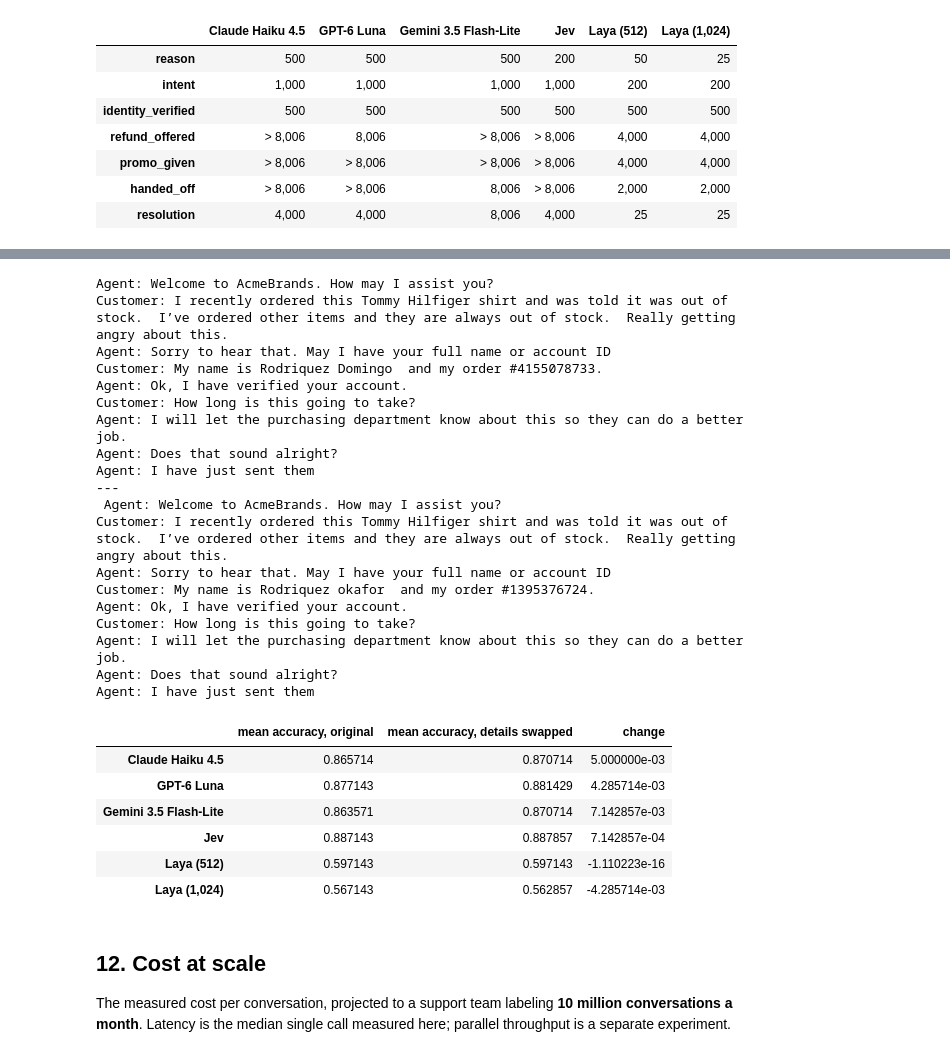
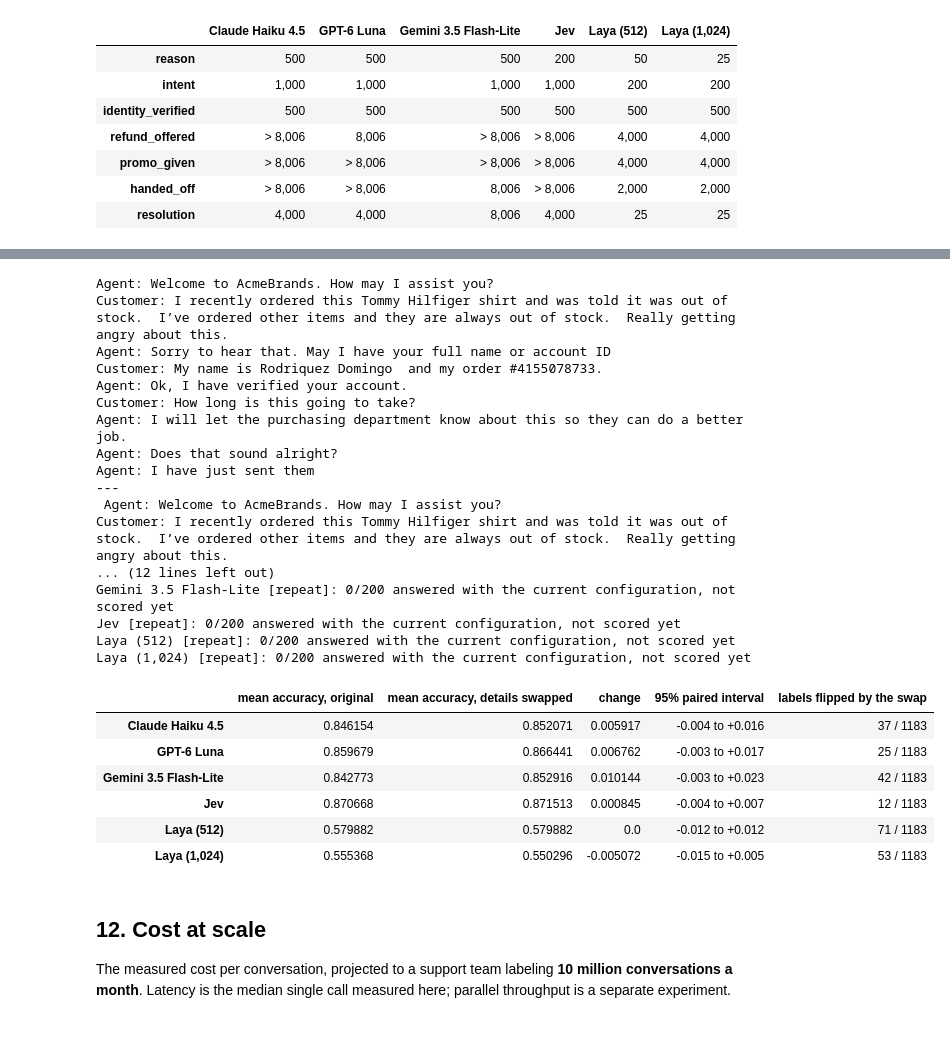
Before and after one commit to misterespresso/AI-Data-Bench, a Jupyter notebook: ABCD Call Labeling/02_benchmark.ipynb, the cells around one changed output, grey strips where cells are left out. Saved outputs shown, nothing was run; the diff lists cells and outputs as text; code cells hidden in the pictures.

```diff
--- a/ABCD Call Labeling/02_benchmark.ipynb
+++ b/ABCD Call Labeling/02_benchmark.ipynb
@@ -741,10 +772,16 @@ def load_call_log():
         call_log[column] = pd.to_numeric(call_log[column], errors="coerce")
     return call_log
 
+def matching_calls(call_log, model_name, variant, frame, text_for):
+    # Successful rows for this model and variant, produced by the CURRENT configuration on the CURRENT input text
+    expected_input = {row["convo_id"]: sha(text_for(row)) for _, row in frame.iterrows()}
+    rows = call_log[(call_log["model"] == model_name) & (call_log["variant"] == variant) & (call_log["error"] == "")
+                    & (call_log["config_fingerprint"] == config_fingerprint(model_name))]
+    return rows[rows["input_sha"] == rows["convo_id"].map(expected_input)]
+
 def run(model_names, frame, variant="original", text_for=lambda row: row["text"]):
     for model_name in model_names:
-        call_log = load_call_log()
-        done = set(call_log.loc[(call_log["model"] == model_name) & (call_log["variant"] == variant) & (call_log["error"] == ""), "convo_id"])
+        done = set(matching_calls(load_call_log(), model_name, variant, frame, text_for)["convo_id"])
         remaining = [row for _, row in frame.iterrows() if row["convo_id"] not in done]
         print(f"{model_name} [{variant}]: {len(frame) - len(remaining)} already done, {len(remaining)} to run")
         if not remaining:
@@ -754,9 +791,9 @@ def run(model_names, frame, variant="original", text_for=lambda row: row["text"]
             failed, last_error = [], ""
             for position, row in enumerate(remaining, start=1):
                 record = label_one(model_name, row["convo_id"], text_for(row), client, variant)
+                append_to_log(record)   # every attempt is logged, including the one that stops the run
                 if record.error.startswith(("AuthenticationError", "PermissionDeniedError")):
                     raise RuntimeError(f"{model_name}: key rejected, stopping instead of retrying: {record.error[:200]}")
-                append_to_log(record)
                 if record.error:
                     failed.append(row)
                     last_error = record.error
@@ -955,55 +1063,79 @@ def perturb(convo_id):
             replacements[scenario["order"][field]] = fake_like(scenario["order"][field])
     text = test.loc[test["convo_id"] == convo_id, "text"].iloc[0]
     for original in sorted(replacements, key=len, reverse=True):   # longest first, so full names go before first names
         text = re.sub(re.escape(original), replacements[original], text, flags=re.IGNORECASE)
     return text
 
 perturbed_text = {convo_id: perturb(convo_id) for convo_id in probe_rows["convo_id"]}
 example_id = next(convo_id for convo_id in probe_rows["convo_id"]   # show one where something was actually swapped
                   if perturbed_text[convo_id] != test.loc[test["convo_id"] == convo_id, "text"].iloc[0])
 print(test.loc[test["convo_id"] == example_id, "text"].iloc[0][:600], "\n---\n", perturbed_text[example_id][:600])
 
+perturbed_for = lambda row: perturbed_text[row["convo_id"]]
 RUN_MEMORIZATION_PROBE = False
 if RUN_MEMORIZATION_PROBE:
-    run(list(MODELS), probe_rows, variant="perturbed", text_for=lambda row: perturbed_text[row["convo_id"]])
+    run(list(MODELS), probe_rows, variant="perturbed", text_for=perturbed_for)
+# Control: the SAME unchanged text run a second time, to measure how many labels flip with no swap at all (~$0.70)
+RUN_REPEAT_CONTROL = False
+if RUN_REPEAT_CONTROL:
+    run(list(MODELS), probe_rows, variant="repeat")
 
+changed_ids = [convo_id for convo_id in probe_rows["convo_id"]
+               if perturbed_text[convo_id] != test.loc[test["convo_id"] == convo_id, "text"].iloc[0]]
+print(f"{len(changed_ids)} of {len(probe_rows)} sampled conversations actually changed; the rest had no identifying detail")
+changed_mask = probe_rows["convo_id"].isin(changed_ids).values
+probe_positions = test.index[test["convo_id"].isin(probe_rows["convo_id"])]
+probe_resamples = np.random.default_rng(SEED).integers(0, changed_mask.sum(), size=(BOOTSTRAP_RESAMPLES, changed_mask.sum()))
+
+def per_conversation_accuracy(predictions, truth_frame):
+    return np.mean([predictions[question] == truth_frame[question].values for question in QUESTIONS], axis=0)
+
+def label_flips(first, second):
+    return int(sum(np.sum(first[question] != second[question]) for question in QUESTIONS))
+
+perturbed, repeated = collect("perturbed", probe_rows, perturbed_for), collect("repeat", probe_rows)
 probe_results = {}
-perturbed = collect("perturbed", probe_rows)
 for model_name, (predictions, _, _) in perturbed.items():
-    probe_positions = test.index[test["convo_id"].isin(probe_rows["convo_id"])]
-    original_accuracy = np.mean([np.mean(all_predictions[model_name][question][probe_positions] == test[question].values[probe_positions])
-                                 for question in QUESTIONS])
-    perturbed_accuracy = np.mean([np.mean(predictions[question] == probe_rows[question].values) for question in QUESTIONS])
-    probe_results[model_name] = {"mean accuracy, original": original_accuracy, "mean accuracy, details swapped": perturbed_accuracy,
-                                 "change": perturbed_accuracy - original_accuracy}
+    original = {question: all_predictions[model_name][question][probe_positions][changed_mask] for question in QUESTIONS}
+    swapped = {question: predictions[question][changed_mask] for question in QUESTIONS}
+    truth = probe_rows[changed_mask]
+    change = per_conversation_accuracy(swapped, truth) - per_conversation_accuracy(original, truth)
+    low, high = np.percentile(change[probe_resamples].mean(axis=1), [2.5, 97.5])
+    probe_results[model_name] = {
+        "mean accuracy, original": per_conversation_accuracy(original, truth).mean(),
+        "mean accuracy, details swapped": per_conversation_accuracy(swapped, truth).mean(),
+        "change": change.mean(), "95% paired interval": f"{low:+.3f} to {high:+.3f}",
+        "labels flipped by the swap": f"{label_flips(original, swapped)} / {changed_mask.sum() * len(QUESTIONS)}",
+    }
+    if model_name in repeated:
+        repeat = {question: repeated[model_name][0][question][changed_mask] for question in QUESTIONS}
+        probe_results[model_name]["labels flipped on a plain repeat"] = f"{label_flips(original, repeat)} / {changed_mask.sum() * len(QUESTIONS)}"
 pd.DataFrame(probe_results).T
 # %% [output]
 Agent: Welcome to AcmeBrands. How may I assist you?
 Customer: I recently ordered this Tommy Hilfiger shirt and was told it was out of stock.  I’ve ordered other items and they are always out of stock.  Really getting angry about this.
 Agent: Sorry to hear that. May I have your full name or account ID
 Customer: My name is Rodriquez Domingo  and my order #4155078733.
 Agent: Ok, I have verified your account.
 Customer: How long is this going to take?
 Agent: I will let the purchasing department know about this so they can do a better job.
 Agent: Does that sound alright?
 Agent: I have just sent them
 ---
  Agent: Welcome to AcmeBrands. How may I assist you?
 Customer: I recently ordered this Tommy Hilfiger shirt and was told it was out of stock.  I’ve ordered other items and they are always out of stock.  Really getting angry about this.
-Agent: Sorry to hear that. May I have your full name or account ID
-Customer: My name is Rodriquez okafor  and my order #1395376724.
-Agent: Ok, I have verified your account.
-Customer: How long is this going to take?
-Agent: I will let the purchasing department know about this so they can do a better job.
-Agent: Does that sound alright?
-Agent: I have just sent them
+... (12 lines left out)
+Gemini 3.5 Flash-Lite [repeat]: 0/200 answered with the current configuration, not scored yet
+Jev [repeat]: 0/200 answered with the current configuration, not scored yet
+Laya (512) [repeat]: 0/200 answered with the current configuration, not scored yet
+Laya (1,024) [repeat]: 0/200 answered with the current configuration, not scored yet
-|  | mean accuracy, original | mean accuracy, details swapped | change |
-| Claude Haiku 4.5 | 0.865714 | 0.870714 | 5.000000e-03 |
-| GPT-6 Luna | 0.877143 | 0.881429 | 4.285714e-03 |
-| Gemini 3.5 Flash-Lite | 0.863571 | 0.870714 | 7.142857e-03 |
-| Jev | 0.887143 | 0.887857 | 7.142857e-04 |
-| Laya (512) | 0.597143 | 0.597143 | -1.110223e-16 |
-| Laya (1,024) | 0.567143 | 0.562857 | -4.285714e-03 |
+|  | mean accuracy, original | mean accuracy, details swapped | change | 95% paired interval | labels flipped by the swap |
+| Claude Haiku 4.5 | 0.846154 | 0.852071 | 0.005917 | -0.004 to +0.016 | 37 / 1183 |
+| GPT-6 Luna | 0.859679 | 0.866441 | 0.006762 | -0.003 to +0.017 | 25 / 1183 |
+| Gemini 3.5 Flash-Lite | 0.842773 | 0.852916 | 0.010144 | -0.003 to +0.023 | 42 / 1183 |
+| Jev | 0.870668 | 0.871513 | 0.000845 | -0.004 to +0.007 | 12 / 1183 |
+| Laya (512) | 0.579882 | 0.579882 | 0.0 | -0.012 to +0.012 | 71 / 1183 |
+| Laya (1,024) | 0.555368 | 0.550296 | -0.005072 | -0.015 to +0.005 | 53 / 1183 |
 # %% [markdown]
 ## 12. Cost at scale
 
```
Also changed, not shown: parts of 15 cells of this notebook, 3 other files.
